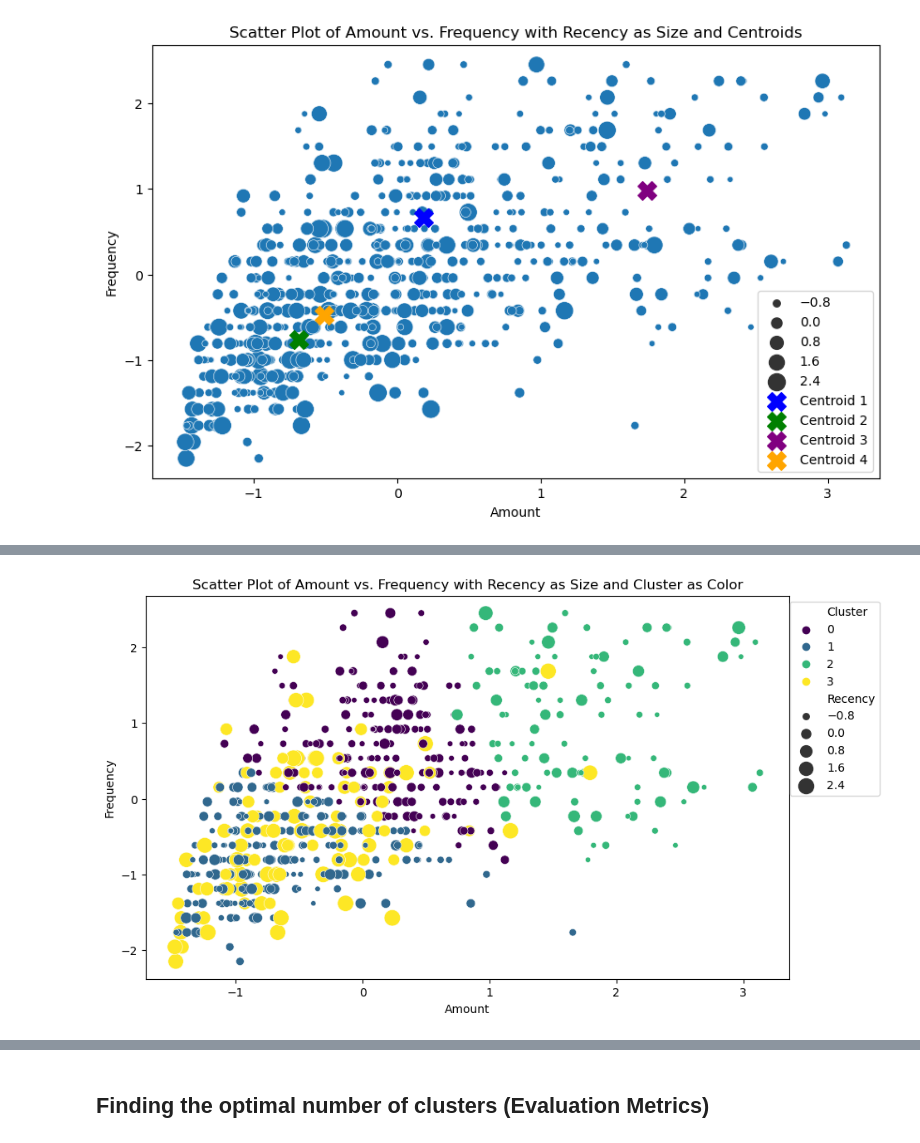
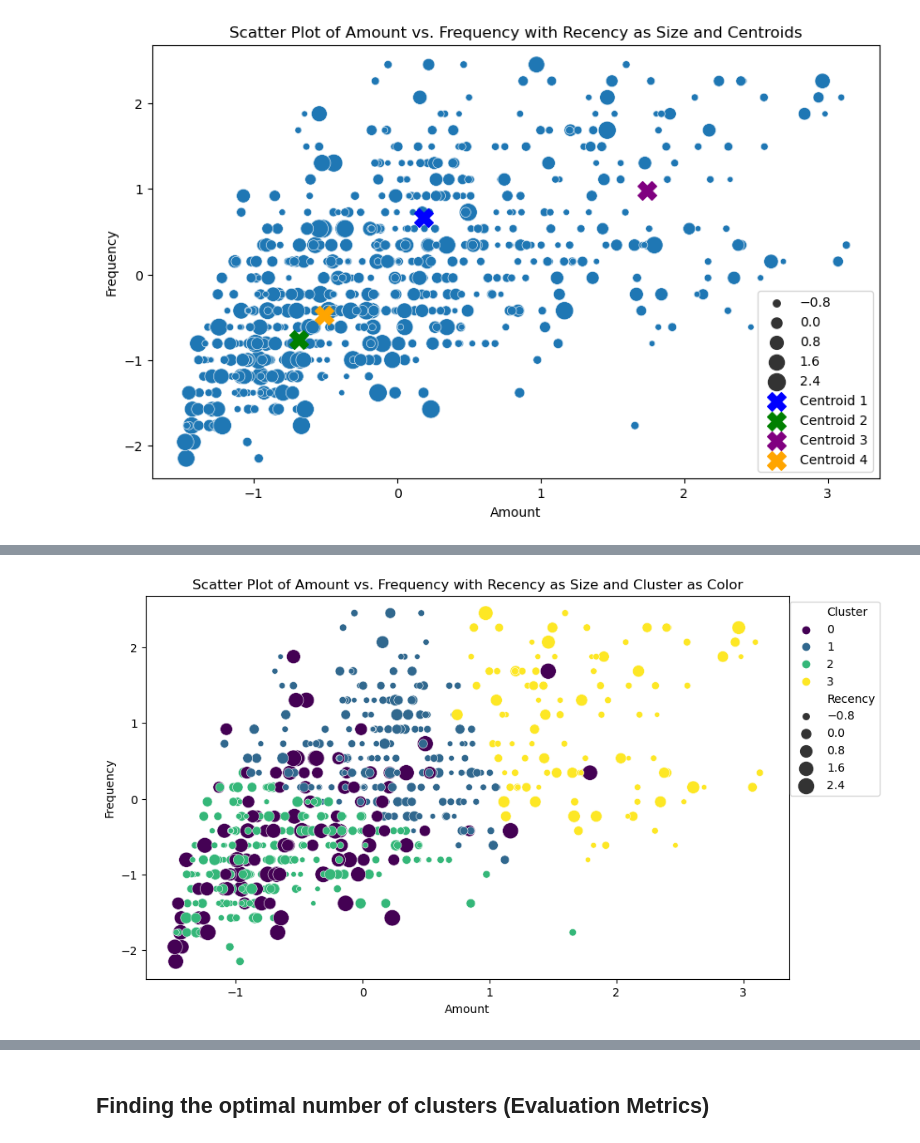
Before and after one commit to Godwin-Oti/E.Commerce, a Jupyter notebook: Clustering.ipynb, the cells around one changed output, grey strips where cells are left out. Saved outputs shown, nothing was run; the diff lists cells and outputs as text; code cells hidden in the pictures.

```diff
--- a/Clustering.ipynb
+++ b/Clustering.ipynb
@@ -340,34 +355,34 @@ plt.show()
 # %%
 
 # Optionally, add the cluster labels to the DataFrame for further analysis
-#parameters_scaled['Cluster'] = label_list
+parameters_scaled['Cluster'] = label_list
 
 # Display the DataFrame with cluster labels
 #print(parameters_scaled)
 
 # Create a scatter plot to visualize the clusters
 plt.figure(figsize=(10, 6))
 scatter = sns.scatterplot(
     data=parameters_scaled,
     x='Amount',
     y='Frequency',
     hue='Cluster',
     palette='viridis',
     size='Recency',
     sizes=(20, 200),
     legend='brief'
 )
 
 # Add labels and title
 plt.xlabel('Amount')
 plt.ylabel('Frequency')
 plt.title('Scatter Plot of Amount vs. Frequency with Recency as Size and Cluster as Color')
 plt.legend(loc='upper right', bbox_to_anchor=(1.15, 1))
 
 # Show the plot
 plt.show()
 # %% [output]
-[figure, old version]
+[figure, new version]
 # %%
 kmeans.labels_
 # %% [output]
```
Also changed, not shown: parts of 27 cells of this notebook.
